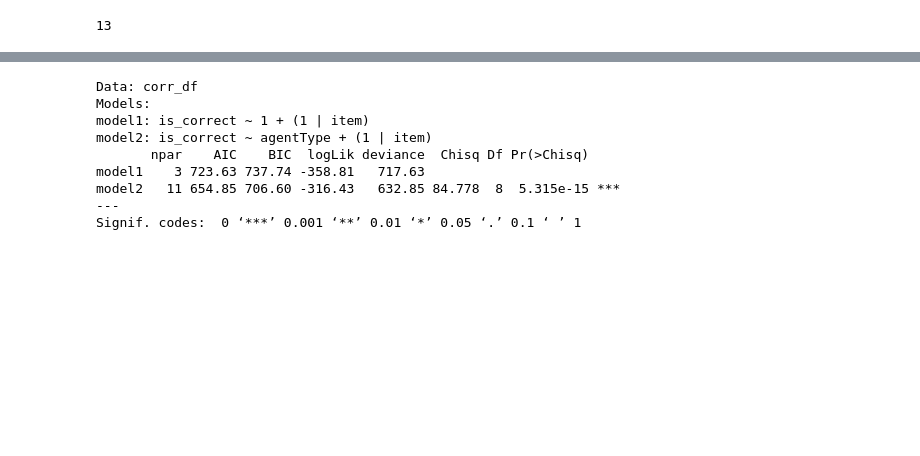
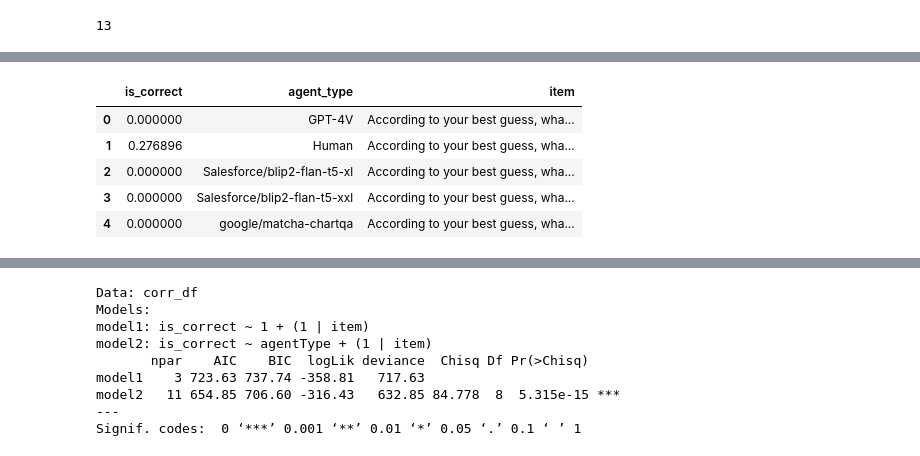
Before and after one commit to cogtoolslab/human-vlm-datavis-eval, a Jupyter notebook: analysis/statistics.ipynb, the cells around one changed output, grey strips where cells are left out. Drawn from its saved outputs; the diff is of its cells as text; code cells hidden in the pictures; blank space fills up the shorter version.

```diff
--- a/analysis/statistics.ipynb
+++ b/analysis/statistics.ipynb
@@ -748,4 +748,13 @@ In doTryCatch(return(expr), name, parentenv, handler) :
   Reason: tried: '/opt/X11/lib/libSM.6.dylib' (no such file), '/System/Volumes/Preboot/Cryptexes/OS/opt/X11/lib/libSM.6.dylib' (no such file), '/opt/X11/lib/libSM.6.dylib' (no such file), '/usr/local/ ...
+# %%
+corr_df[['is_correct', 'agent_type', 'item']].head()
+# %% [output]
+|  | is_correct | agent_type | item |
+| 0 | 0.000000 | GPT-4V | According to your best guess, wha... |
+| 1 | 0.276896 | Human | According to your best guess, wha... |
+| 2 | 0.000000 | Salesforce/blip2-flan-t5-xl | According to your best guess, wha... |
+| 3 | 0.000000 | Salesforce/blip2-flan-t5-xxl | According to your best guess, wha... |
+| 4 | 0.000000 | google/matcha-chartqa | According to your best guess, wha... |
 # %%
 %%R -i corr_df
 
```
Also changed, not shown: parts of 2 cells of this notebook, 5 other files.
